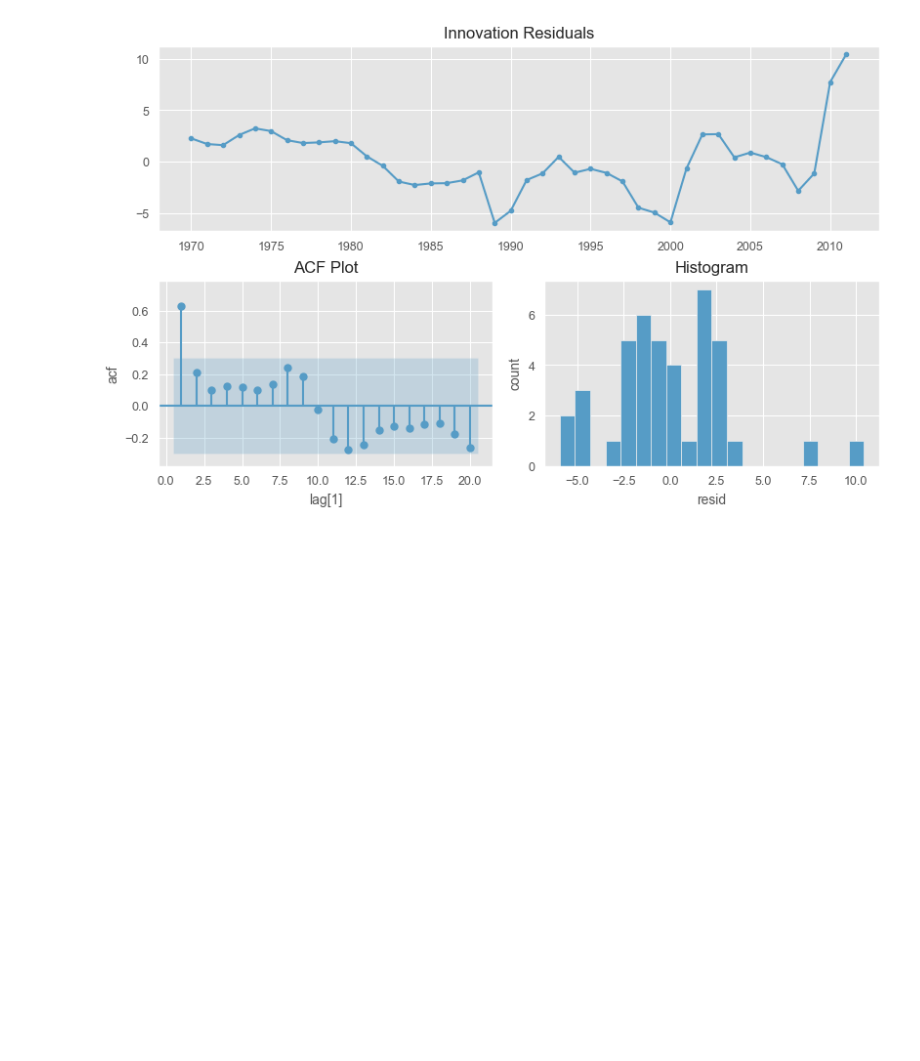
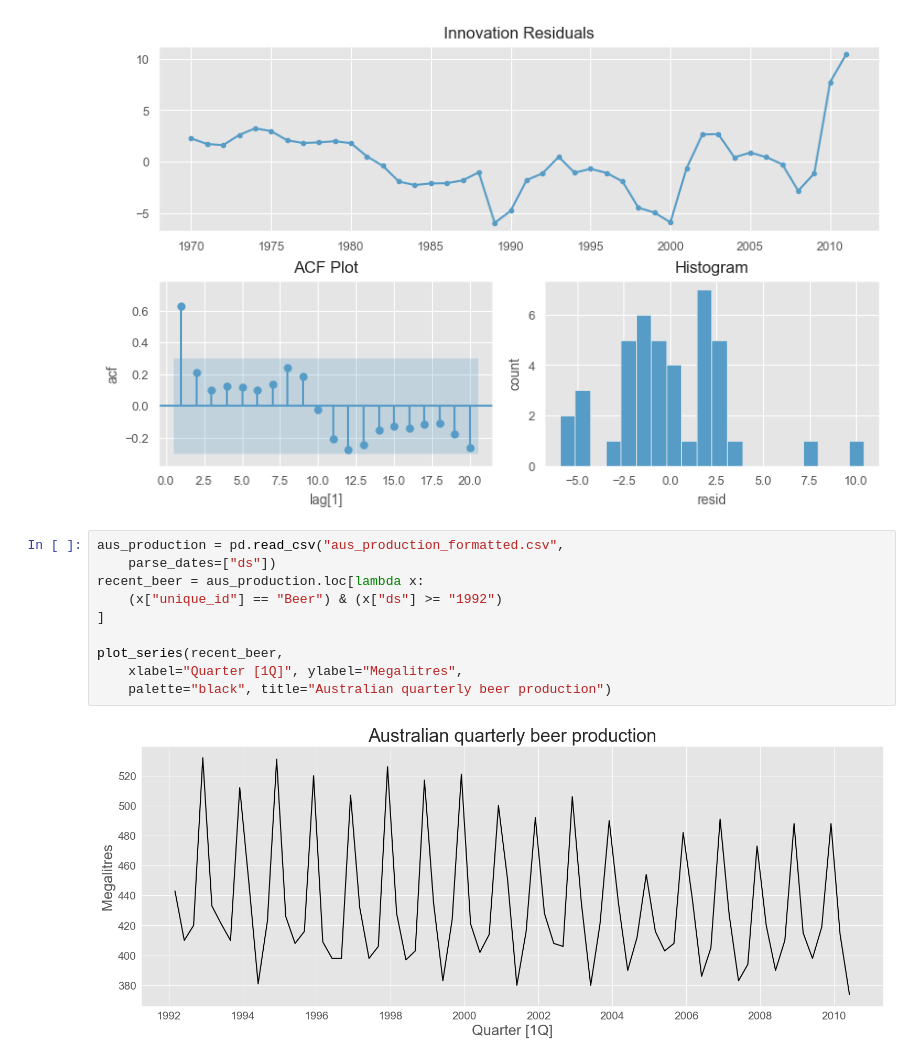
Before and after one commit to DavidGuzzi/TSA, a Jupyter notebook: Forecasting Principles and Practice 3rd/pythonic_way/7.ipynb, the cells around one changed output. Cells and saved outputs as stored; diff of their text form; blank space fills up the shorter version.

```diff
--- a/Forecasting Principles and Practice 3rd/pythonic_way/7.ipynb
+++ b/Forecasting Principles and Practice 3rd/pythonic_way/7.ipynb
@@ -401,3 +401,15 @@ plot_diagnostics(forecaster=mf, target_col="Passengers", time_col="Year",
   n_lags=20)
 # %% [output]
 [figure]
+# %%
+aus_production = pd.read_csv("aus_production_formatted.csv",
+    parse_dates=["ds"])
+recent_beer = aus_production.loc[lambda x:
+    (x["unique_id"] == "Beer") & (x["ds"] >= "1992")
+]
+
+plot_series(recent_beer,
+    xlabel="Quarter [1Q]", ylabel="Megalitres",
+    palette="black", title="Australian quarterly beer production")
+# %% [output]
+[figure, added]
```
Also changed, not shown: parts of 4 cells of this notebook.
